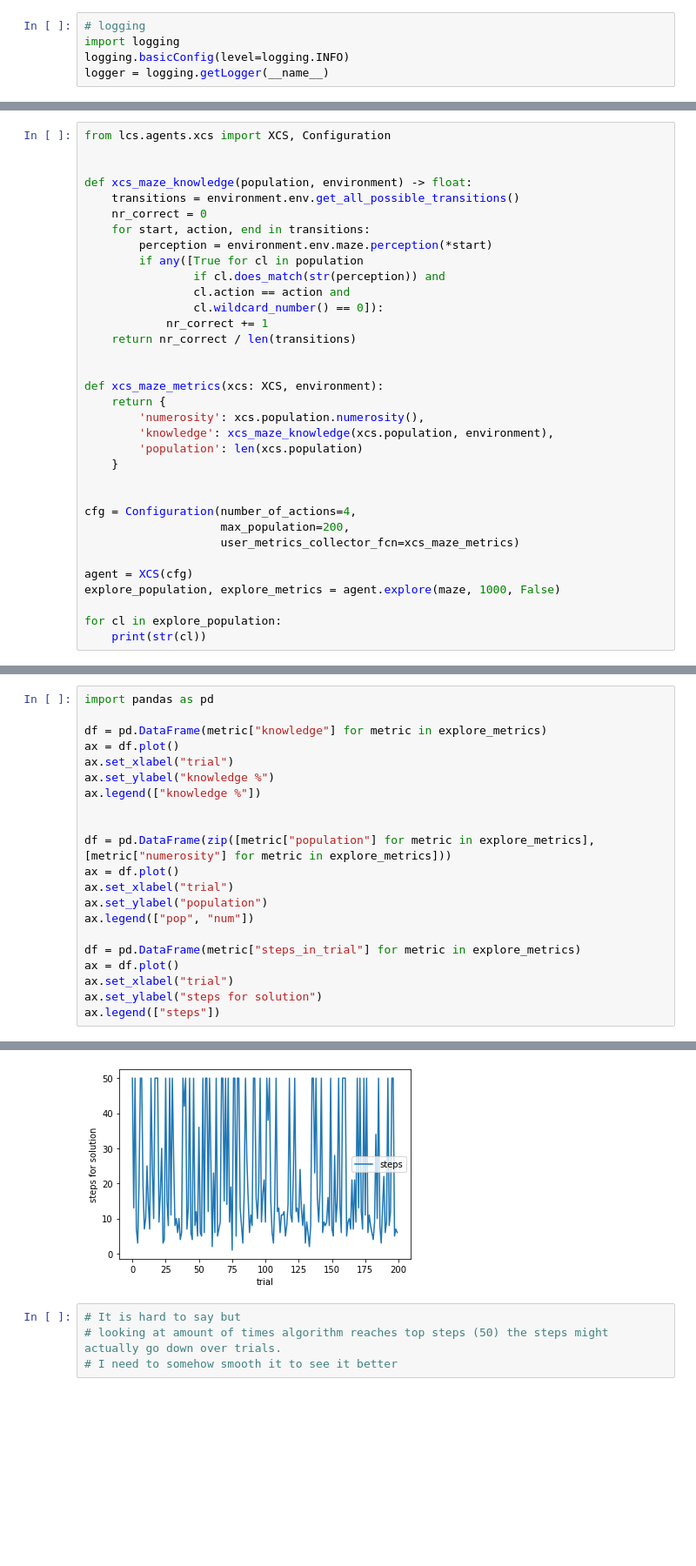
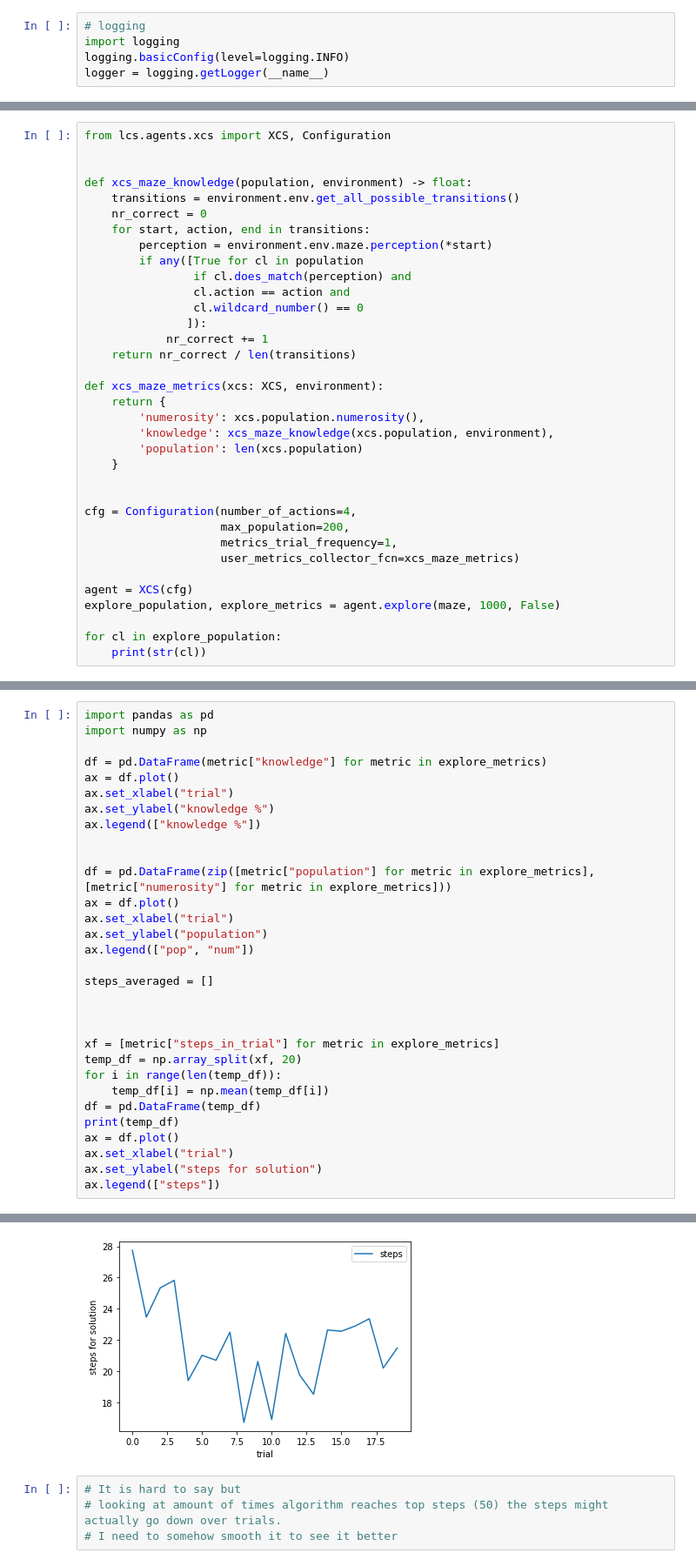
Before and after one commit to ParrotPrediction/pyalcs-experiments, a Jupyter notebook: notebooks/XCS_maze.ipynb, the cells around one changed output, grey strips where cells are left out. Shown at 87% size. Drawn from its saved outputs; the diff is of its cells as text; blank space fills up the shorter version.

```diff
--- a/notebooks/XCS_maze.ipynb
+++ b/notebooks/XCS_maze.ipynb
@@ -32,12 +34,12 @@ def xcs_maze_knowledge(population, environment) -> float:
     for start, action, end in transitions:
         perception = environment.env.maze.perception(*start)
         if any([True for cl in population
-                if cl.does_match(str(perception)) and
+                if cl.does_match(perception) and
                 cl.action == action and
-                cl.wildcard_number() == 0]):
+                cl.wildcard_number() == 0
+               ]):
             nr_correct += 1
     return nr_correct / len(transitions)
-
 
 def xcs_maze_metrics(xcs: XCS, environment):
     return {
@@ -49,6 +51,7 @@ def xcs_maze_metrics(xcs: XCS, environment):
 
 cfg = Configuration(number_of_actions=4,
                     max_population=200,
+                    metrics_trial_frequency=1,
                     user_metrics_collector_fcn=xcs_maze_metrics)
 
 agent = XCS(cfg)
@@ -59,5 +90,6 @@ for cl in explore_population:
 # %%
 import pandas as pd
+import numpy as np
 
 df = pd.DataFrame(metric["knowledge"] for metric in explore_metrics)
 ax = df.plot()
@@ -72,7 +104,16 @@ ax.set_xlabel("trial")
 ax.set_ylabel("population")
 ax.legend(["pop", "num"])
 
-df = pd.DataFrame(metric["steps_in_trial"] for metric in explore_metrics)
+steps_averaged = []
+
+
+
+xf = [metric["steps_in_trial"] for metric in explore_metrics]
+temp_df = np.array_split(xf, 20)
+for i in range(len(temp_df)):
+    temp_df[i] = np.mean(temp_df[i])
+df = pd.DataFrame(temp_df)
+print(temp_df)
 ax = df.plot()
 ax.set_xlabel("trial")
 ax.set_ylabel("steps for solution")
@@ -84,4 +126,4 @@ ax.legend(["steps"])
-[figure, old version]
+[figure, new version]
 # %%
 # It is hard to say but
 # looking at amount of times algorithm reaches top steps (50) the steps might actually go down over trials.
```
Also changed, not shown: parts of 3 cells of this notebook, 1 other file.
